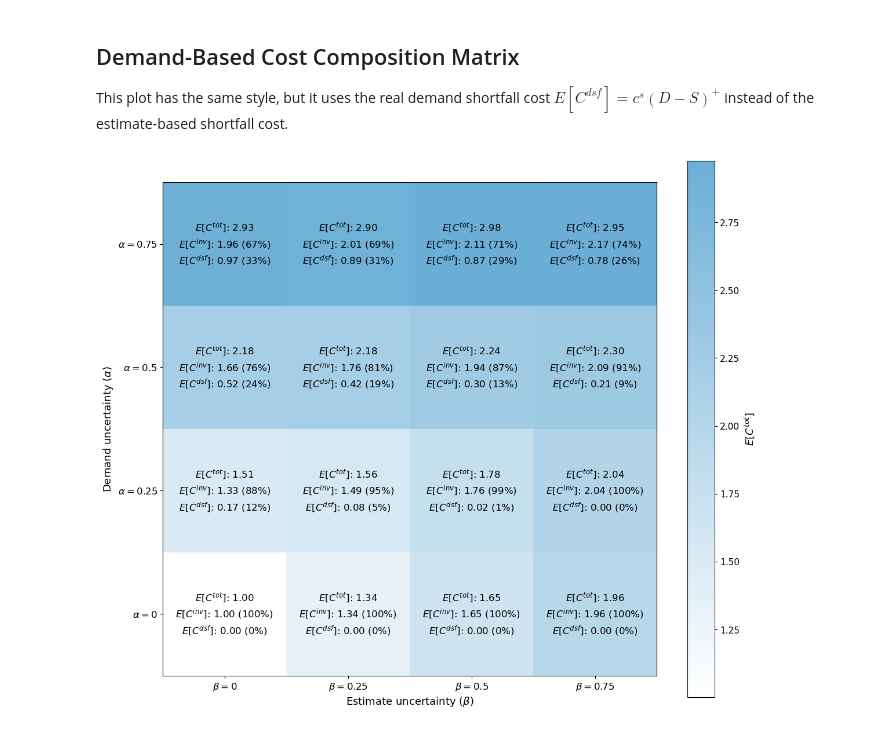
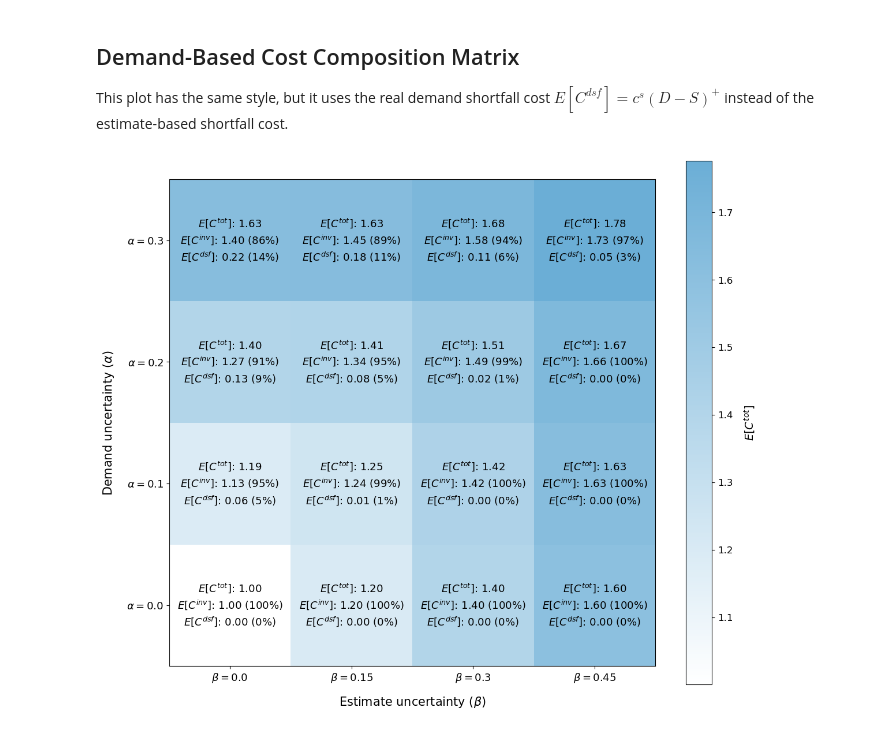
Before and after one commit to rosenlewgeorg/capacity-planning, a Jupyter notebook: Code/simulate_cost.ipynb, the cells around one changed output. Drawn from its saved outputs; the diff is of its cells as text; code cells hidden in the pictures.

Commit message:
parameters and plots

```diff
--- a/Code/simulate_cost.ipynb
+++ b/Code/simulate_cost.ipynb
@@ -296,11 +305,11 @@ for row in estimate_samples_matrix:
 
 global_max_E = max(all_E_values)
 
-fig, axes = plt.subplots(len(levels), len(levels), figsize=(12, 10), sharex=True, sharey=True)
+fig, axes = plt.subplots(len(demand_levels), len(estimate_levels), figsize=(12, 10), sharex=True, sharey=True)
 
-for row_index in range(len(levels)):
-    for col_index in range(len(levels)):
-        plot_row = len(levels) - 1 - row_index
+for row_index in range(len(demand_levels)):
+    for col_index in range(len(estimate_levels)):
+        plot_row = len(demand_levels) - 1 - row_index
         ax = axes[plot_row][col_index]
         E_values = estimate_samples_matrix[row_index][col_index]
 
@@ -311,15 +320,15 @@ for row_index in range(len(levels)):
             color="#9ecae1",
             edgecolor="#3182bd",
         )
-        ax.set_title(f"{levels[row_index]}/{levels[col_index]}", fontsize=11, color="black")
+        ax.set_title(f"{demand_levels[row_index]}/{estimate_levels[col_index]}", fontsize=12, color="black", pad=8)
 
-        if plot_row == len(levels) - 1:
-            ax.set_xlabel("E", fontsize=11, color="black")
+        if plot_row == len(demand_levels) - 1:
+            ax.set_xlabel("E", fontsize=12, color="black", labelpad=8)
         if col_index == 0:
-            ax.set_ylabel("Count", fontsize=11, color="black")
-        ax.tick_params(axis="both", labelsize=10, colors="black")
+            ax.set_ylabel("Count", fontsize=12, color="black", labelpad=8)
+        ax.tick_params(axis="both", labelsize=11, colors="black")
 
-fig.suptitle("Distribution of E by uncertainty scenario", fontsize=16, color="black")
+fig.suptitle("Distribution of E by uncertainty scenario", fontsize=18, color="black")
 plt.tight_layout(rect=(0, 0, 1, 0.97))
 plt.savefig("../Figures/estimate_histogram_matrix.png", dpi=300, bbox_inches="tight")
 plt.show()
@@ -398,64 +407,64 @@ This plot has the same style, but it uses the real demand shortfall cost
 $E[C^{dsf}] = c^s (D - S)^+$
 instead of the estimate-based shortfall cost.
 # %%
-demand_total_cost_plot = [[0.0 for _ in levels] for _ in levels]
-investment_cost_plot = [[0.0 for _ in levels] for _ in levels]
-demand_shortfall_cost_plot = [[0.0 for _ in levels] for _ in levels]
+demand_total_cost_plot = [[0.0 for _ in estimate_levels] for _ in demand_levels]
+investment_cost_plot = [[0.0 for _ in estimate_levels] for _ in demand_levels]
+demand_shortfall_cost_plot = [[0.0 for _ in estimate_levels] for _ in demand_levels]
 
 for _, row in scenario_table.iterrows():
-    row_index = levels.index(row["demand_level"])
-    col_index = levels.index(row["estimate_level"])
+    row_index = demand_levels.index(row["demand_level"])
+    col_index = estimate_levels.index(row["estimate_level"])
     demand_total_cost_plot[row_index][col_index] = row["expected_demand_total_cost"]
     investment_cost_plot[row_index][col_index] = row["expected_investment_cost"]
     demand_shortfall_cost_plot[row_index][col_index] = row["expected_demand_shortfall_cost"]
 
 cmap = LinearSegmentedColormap.from_list("white_to_blue", ["#ffffff", "#6baed6"])
 
-beta_tick_labels = [r"$\beta = 0$", r"$\beta = 0.25$", r"$\beta = 0.5$", r"$\beta = 0.75$"]
-alpha_tick_labels = [r"$\alpha = 0$", r"$\alpha = 0.25$", r"$\alpha = 0.5$", r"$\alpha = 0.75$"]
+beta_tick_labels = [rf"$\beta = {value}$" for value in ESTIMATE_UNCERTAINTY_LEVELS.values()]
+alpha_tick_labels = [rf"$\alpha = {value}$" for value in DEMAND_UNCERTAINTY_LEVELS.values()]
 
 fig, ax = plt.subplots(figsize=(12, 10))
 image = ax.imshow(demand_total_cost_plot, origin="lower", cmap=cmap)
 
-ax.set_xticks(range(len(levels)))
-ax.set_yticks(range(len(levels)))
+ax.set_xticks(range(len(estimate_levels)))
+ax.set_yticks(range(len(demand_levels)))
 ax.set_xticklabels(beta_tick_labels)
 ax.set_yticklabels(alpha_tick_labels)
-ax.set_xlabel(r"Estimate uncertainty ($\beta$)", fontsize=13, color="black")
-ax.set_ylabel(r"Demand uncertainty ($\alpha$)", fontsize=13, color="black")
-ax.tick_params(axis="both", labelsize=12, colors="black")
+ax.set_xlabel(r"Estimate uncertainty ($\beta$)", fontsize=15, color="black", labelpad=14)
+ax.set_ylabel(r"Demand uncertainty ($\alpha$)", fontsize=15, color="black", labelpad=14)
+ax.tick_params(axis="both", labelsize=13, colors="black")
 
-for row_index in range(len(levels)):
-    for col_index in range(len(levels)):
+for row_index in range(len(demand_levels)):
+    for col_index in range(len(estimate_levels)):
         total_value = demand_total_cost_plot[row_index][col_index]
         investment_value = investment_cost_plot[row_index][col_index]
         demand_shortfall_value = demand_shortfall_cost_plot[row_index][col_index]
         investment_share = 100 * investment_value / total_value
         demand_shortfall_share = 100 * demand_shortfall_value / total_value
 
         label = (
             f"$E[C^{{tot}}]$: {total_value:.2f}\n"
             f"$E[C^{{inv}}]$: {investment_value:.2f} ({investment_share:.0f}%)\n"
             f"$E[C^{{dsf}}]$: {demand_shortfall_value:.2f} ({demand_shortfall_share:.0f}%)"
         )
 
         ax.text(
             col_index,
             row_index,
             label,
             ha="center",
             va="center",
-            fontsize=12,
+            fontsize=13,
             color="black",
             linespacing=1.4,
         )
 
 colorbar = plt.colorbar(image, ax=ax)
-colorbar.set_label(r"$E[C^{tot}]$", fontsize=13, color="black")
-colorbar.ax.tick_params(labelsize=11, colors="black")
+colorbar.set_label(r"$E[C^{tot}]$", fontsize=14, color="black", labelpad=12)
+colorbar.ax.tick_params(labelsize=12, colors="black")
 
 plt.tight_layout()
 plt.savefig("../Figures/expected_demand_shortfall_breakdown_matrix.pdf", bbox_inches="tight")
 plt.show()
 # %% [output]
-[figure, old version]
+[figure, new version]
```
Also changed, not shown: parts of 9 cells of this notebook, 4 other files.
